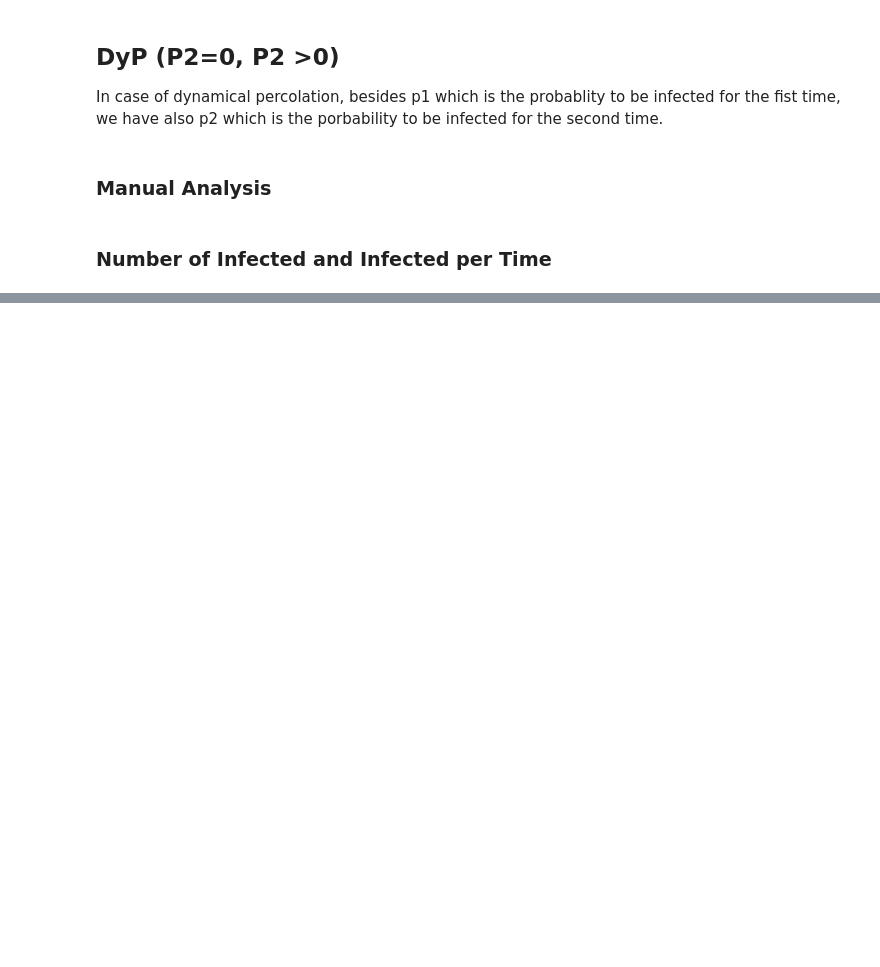
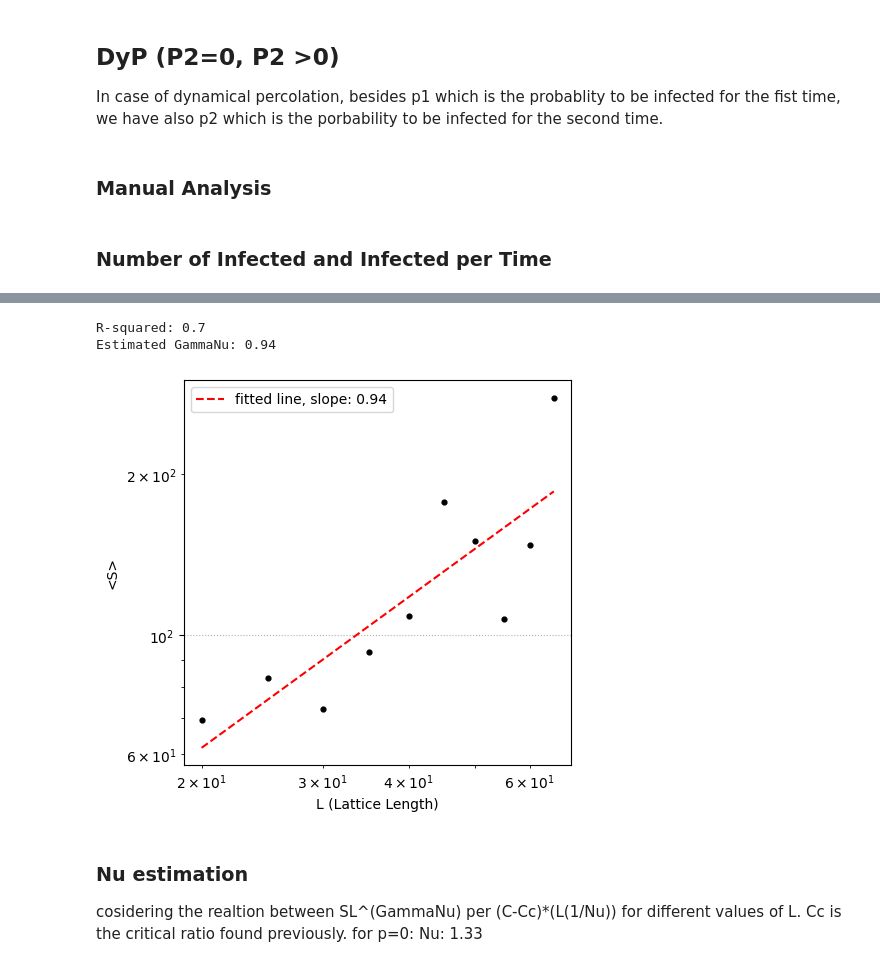
Before and after one commit to Bahadoram/DP-and-DyP-SIR-model, a Jupyter notebook: main.ipynb, the cells around one changed output, grey strips where cells are left out. Saved outputs shown, nothing was run; the diff lists cells and outputs as text; code cells hidden in the pictures; blank space fills up the shorter version.

```diff
--- a/main.ipynb
+++ b/main.ipynb
@@ -465,0 +276,40 @@ for i in range(len(big_num_inf)):
+# %%
+p_2 = 0.7
+c_r = 2
+L_list = np.arange(20,70,5)
+average_over = 50
+mode = 'save'   #for saving new result, otherwise, set 'load' for just loading
+# %%
+if mode !='load':
+    np.save('data/gamma_niu_average_recovered_p{}.npy'.format(p_2),
+            main_gamma_nu(L_list, average_over, p_2, c_r)[0])
+    np.save('data/gamma_niu_length_list_p{}.npy'.format(p_2), L_list)
+big_recovered_list = np.load('data/gamma_niu_average_recovered_p{}.npy'.format(p_2))
+L_list             = np.load('data/gamma_niu_length_list_p{}.npy'.format(p_2))
+score_list =     []
+GammaNu_list =   []
+Gamma_nu, score,  model = ce.fit(L_list, big_recovered_list)
+score_list.append(score)
+GammaNu_list.append(Gamma_nu)
+print('\nR-squared:',   round(score,2))
+print('Estimated GammaNu:', round(Gamma_nu[0],2))
+fig = plt.figure(figsize = (5,5))
+plt.scatter(L_list, big_recovered_list, s=12, c = "black")
+plt.plot(L_list, np.array(L_list)**model.coef_*np.exp(model.intercept_), c = "red",
+         linestyle = "--", label = "fitted line, slope: {}".format(round(model.coef_[0], 2)))
+plt.xscale("log")
+plt.yscale("log")
+plt.xlabel("L (Lattice Length)")
+plt.ylabel("<S>")
+plt.grid(ls = 'dotted')
+plt.legend(loc='best')
+plt.show()
+fig.savefig("plots/two_dim/gammaNu_est_avg{}_p{}_ratio{}.png".format(average_over, p_2, c_r),bbox_inches = 'tight')
+# %% [output]
+R-squared: 0.7
+Estimated GammaNu: 0.94
+[figure, added]
+# %% [markdown]
+### Nu estimation
+
+cosidering the realtion between SL^(GammaNu) per (C-Cc)*(L(1/Nu)) for different values of L. Cc is the critical ratio found previously. for p=0: Nu: 1.33
```
Also changed, not shown: parts of 46 cells of this notebook, 3 other files.
